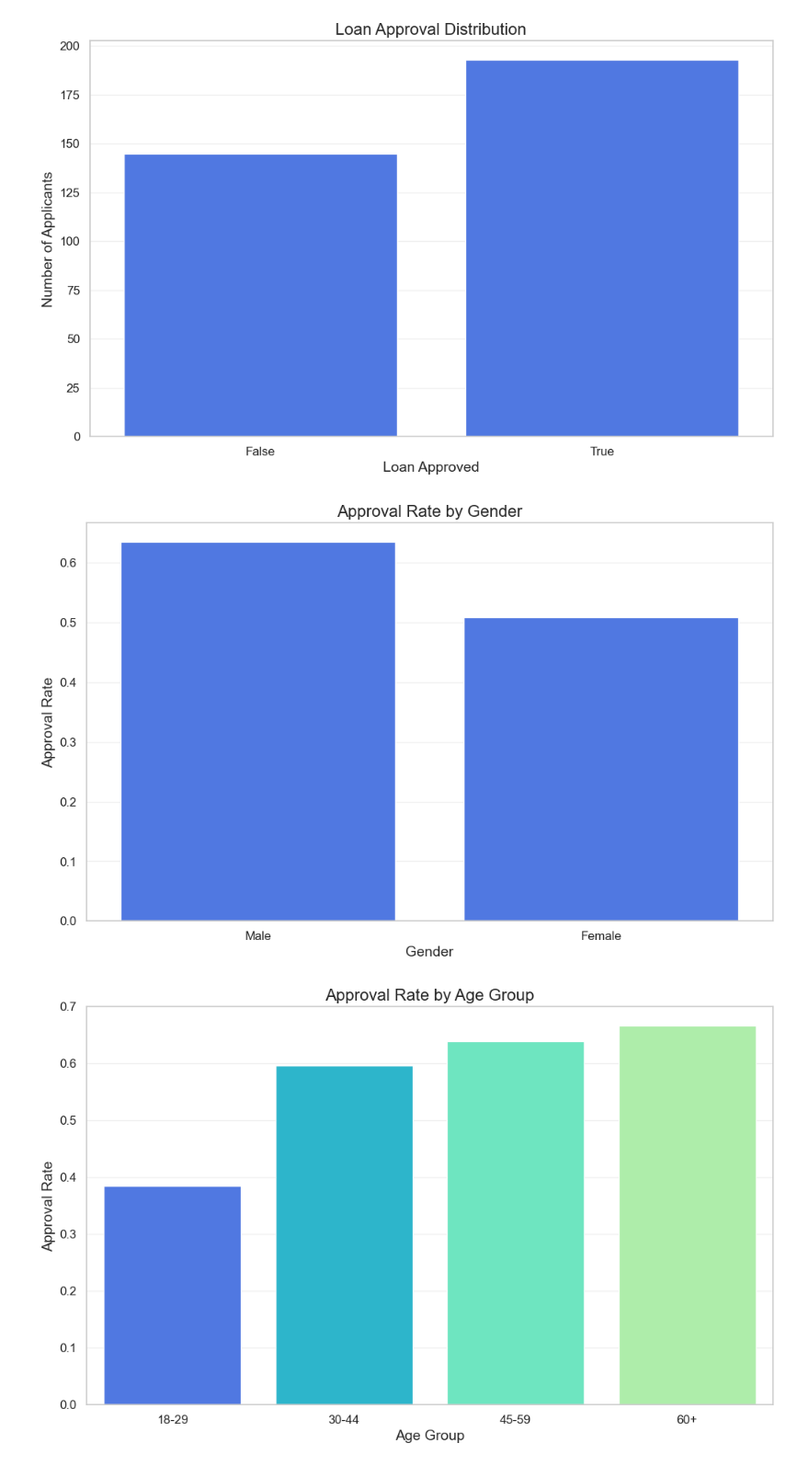
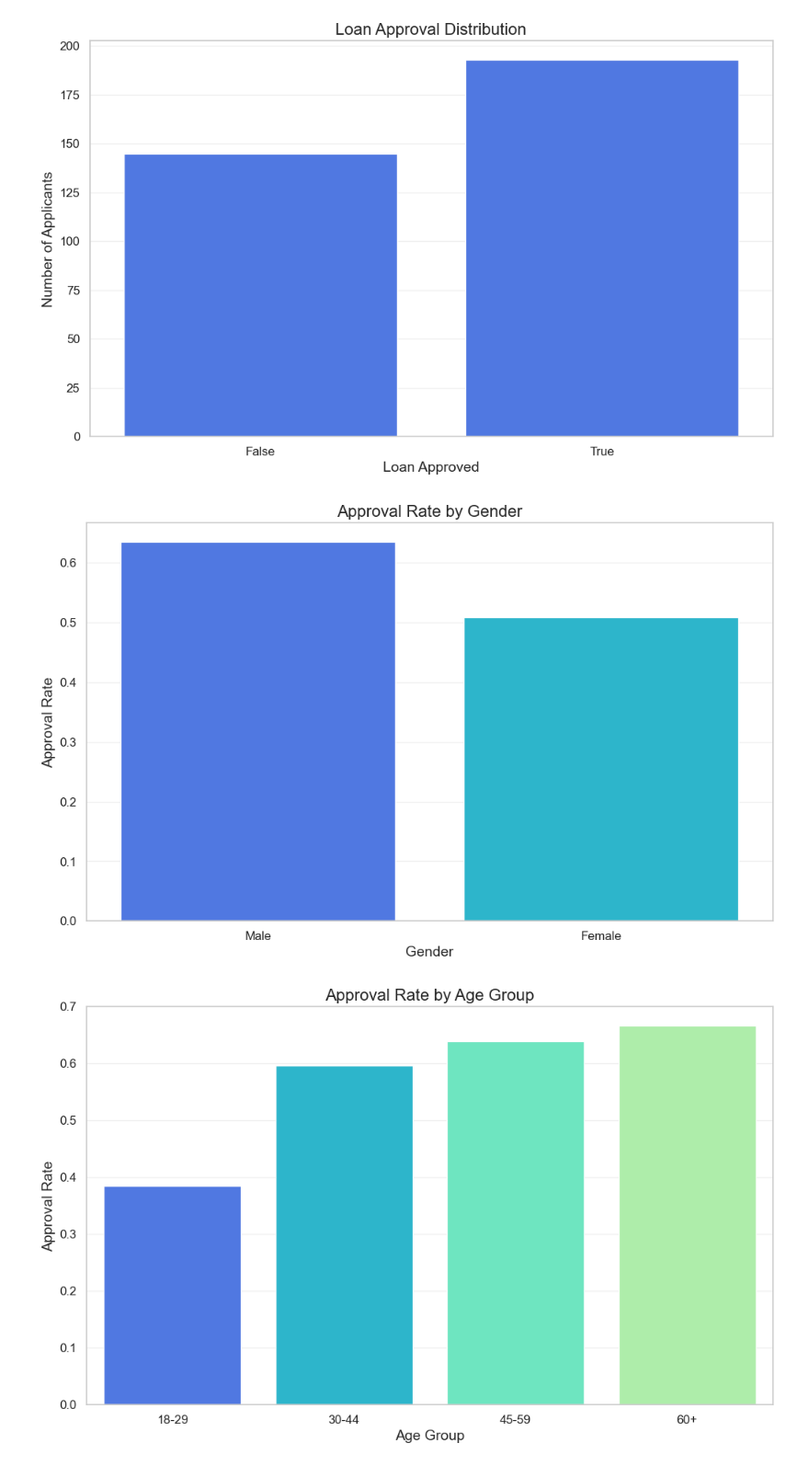
Before and after one commit to RubenVet9938/dego-project-team8, a Jupyter notebook: notebooks/02-bias-analysis.ipynb, the cells around one changed output. Shown at 92% size. Drawn from its saved outputs; the diff is of its cells as text; code cells hidden in the pictures.

```diff
--- a/notebooks/02-bias-analysis.ipynb
+++ b/notebooks/02-bias-analysis.ipynb
@@ -164,17 +164,18 @@ plt.show()
 # %%
 sns.barplot(
     x="applicant_info_gender_clean",
     y="decision_loan_approved",
     data=df_analysis,
     estimator=lambda x: sum(x)/len(x),
-    errorbar=None
+    errorbar=None,
+    hue="applicant_info_gender_clean",
 )
 plt.title("Approval Rate by Gender")
 plt.ylabel("Approval Rate")
 plt.xlabel("Gender")
 plt.show()
 # %% [output]
-[figure, old version]
+[figure, new version]
 # %%
 sns.barplot(
     x="age_group",
```
